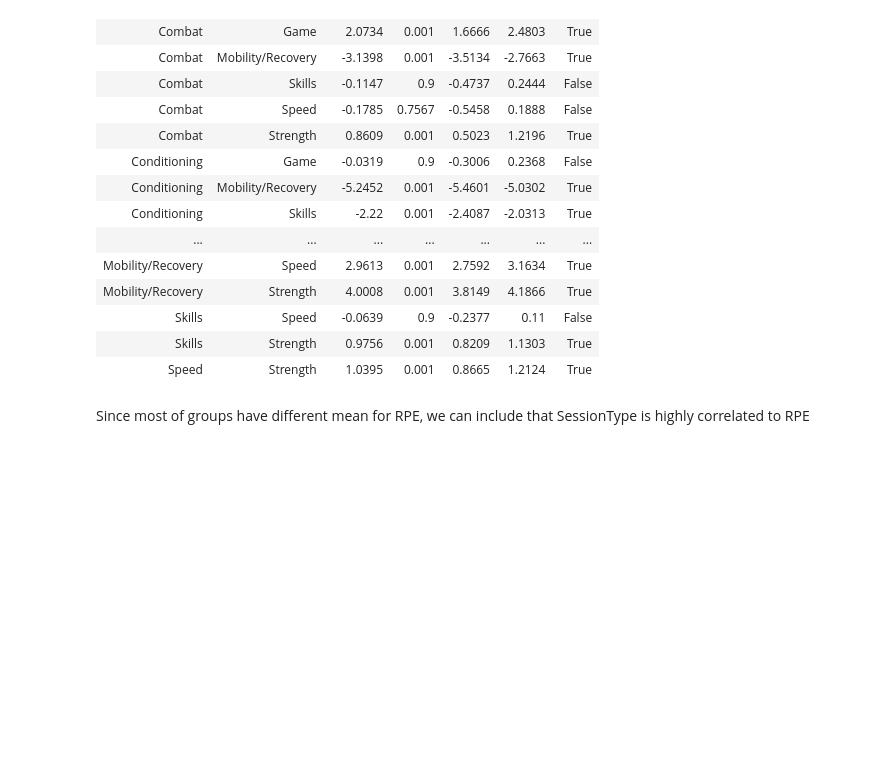
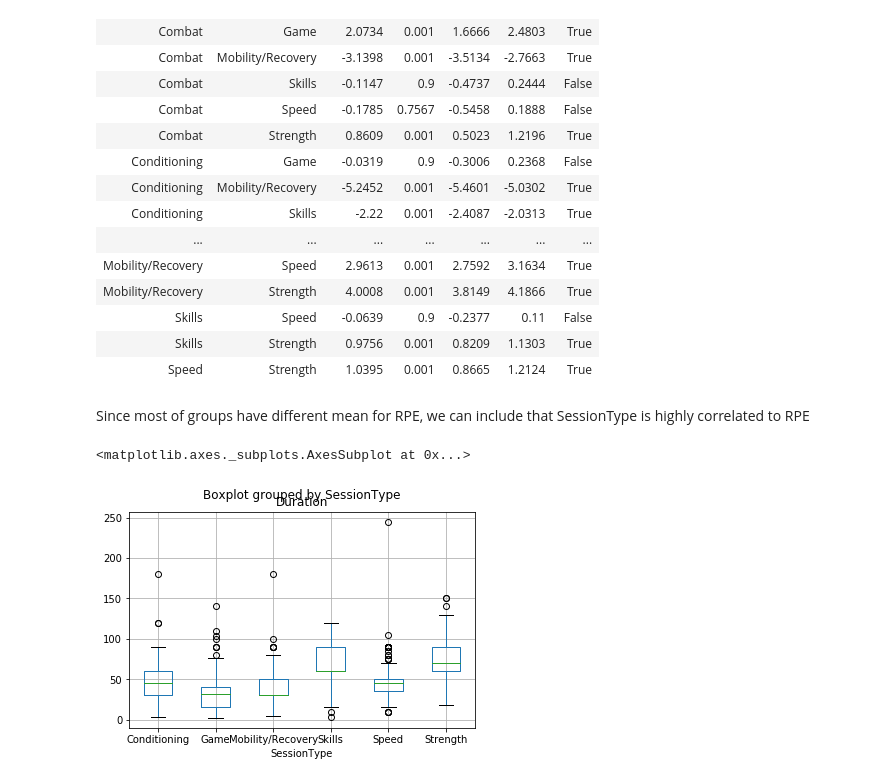
Before and after one commit to Sangha05/sta2453_project1, a Jupyter notebook: RPE_cleaning.ipynb, the cells around one changed output. Cells and saved outputs as stored; diff of their text form; code cells hidden in the pictures; blank space fills up the shorter version.

```diff
--- a/RPE_cleaning.ipynb
+++ b/RPE_cleaning.ipynb
@@ -63,3 +69,8 @@ Multiple Comparison of Means - Tukey HSD, FWER=0.05
 | Speed | Strength | 1.0395 | 0.001 | 0.8665 | 1.2124 | True |
 # %% [markdown]
 Since most of groups have different mean for RPE, we can include that SessionType is highly correlated to RPE
+# %%
+rpe_data.boxplot(column = 'Duration',by = 'SessionType')
+# %% [output]
+<matplotlib.axes._subplots.AxesSubplot at 0x...>
+[figure, added]
```
Also changed, not shown: parts of 30 cells of this notebook.
